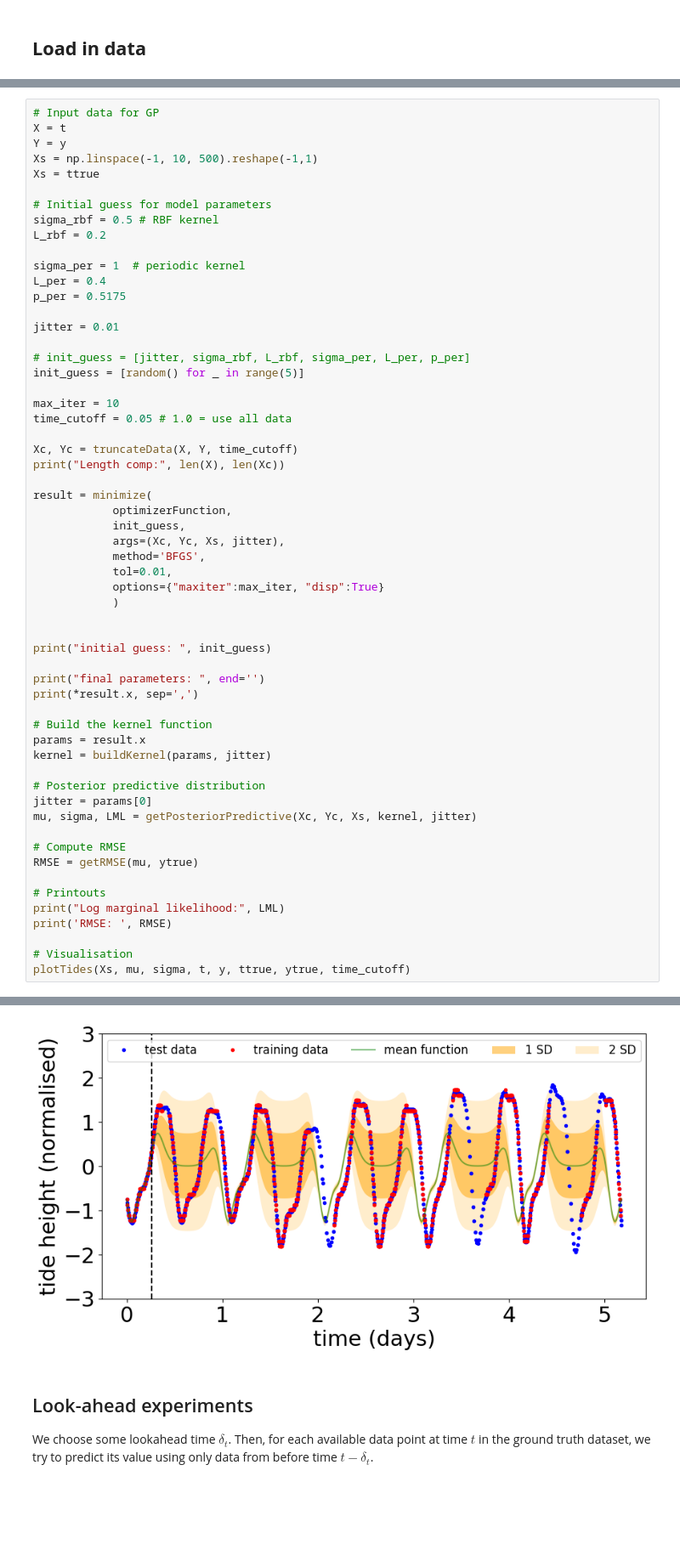
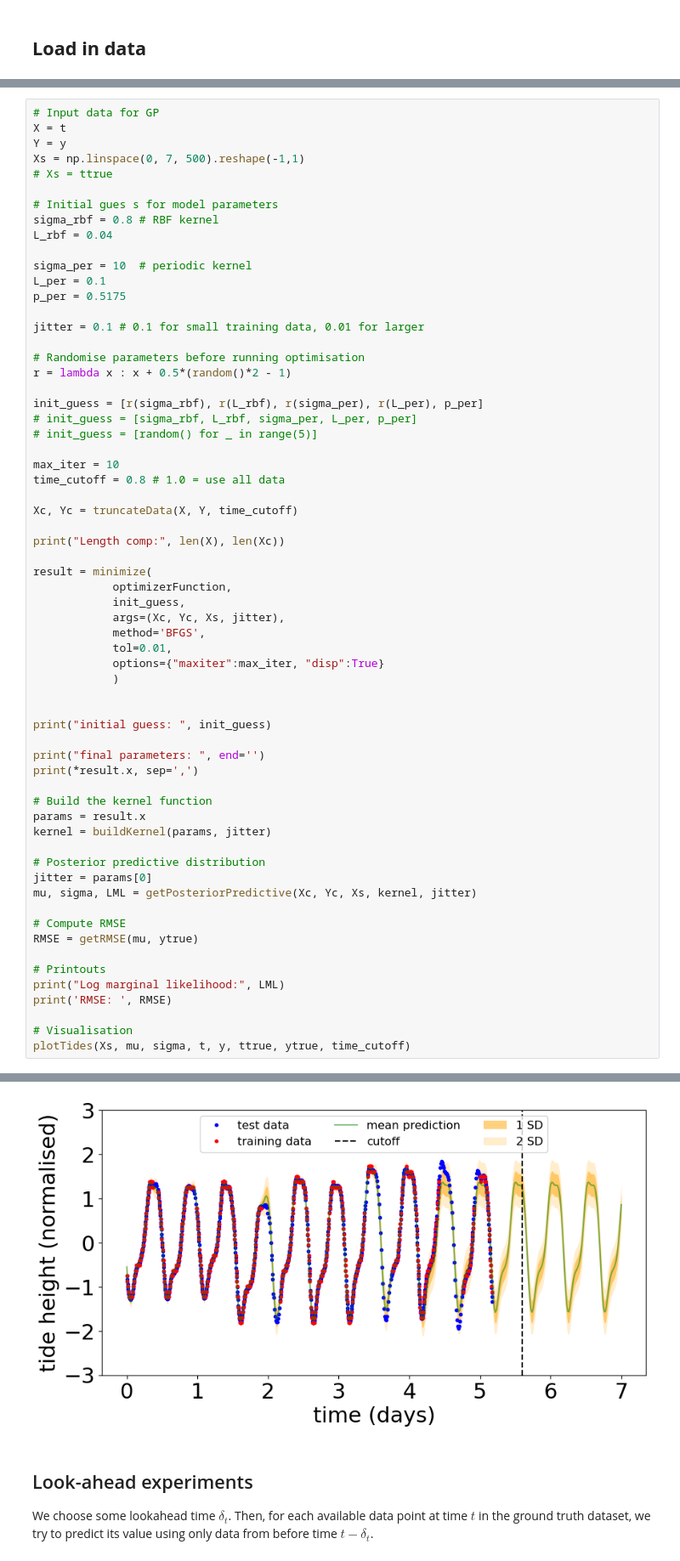
Before and after one commit to alex-stephens/AIMS-DEI, a Jupyter notebook: AIMS_CDT_DEI.ipynb, the cells around one changed output, grey strips where cells are left out. Shown at 85% size. Saved outputs shown, nothing was run; the diff lists cells and outputs as text; blank space fills up the shorter version.

```diff
--- a/AIMS_CDT_DEI.ipynb
+++ b/AIMS_CDT_DEI.ipynb
@@ -87,26 +128,31 @@ RMSE:  0
 # Input data for GP
 X = t
 Y = y
-Xs = np.linspace(-1, 10, 500).reshape(-1,1)
-Xs = ttrue
+Xs = np.linspace(0, 7, 500).reshape(-1,1)
+# Xs = ttrue
 
-# Initial guess for model parameters
-sigma_rbf = 0.5 # RBF kernel
-L_rbf = 0.2
+# Initial gues s for model parameters
+sigma_rbf = 0.8 # RBF kernel
+L_rbf = 0.04
 
-sigma_per = 1  # periodic kernel
-L_per = 0.4
+sigma_per = 10  # periodic kernel
+L_per = 0.1
 p_per = 0.5175
 
-jitter = 0.01
+jitter = 0.1 # 0.1 for small training data, 0.01 for larger
 
-# init_guess = [jitter, sigma_rbf, L_rbf, sigma_per, L_per, p_per]
-init_guess = [random() for _ in range(5)]
+# Randomise parameters before running optimisation
+r = lambda x : x + 0.5*(random()*2 - 1)
+
+init_guess = [r(sigma_rbf), r(L_rbf), r(sigma_per), r(L_per), p_per]
+# init_guess = [sigma_rbf, L_rbf, sigma_per, L_per, p_per]
+# init_guess = [random() for _ in range(5)]
 
 max_iter = 10
-time_cutoff = 0.05 # 1.0 = use all data
+time_cutoff = 0.8 # 1.0 = use all data
 
 Xc, Yc = truncateData(X, Y, time_cutoff)
+
 print("Length comp:", len(X), len(Xc))
 
 result = minimize(
@@ -162,4 +202,4 @@ RMSE:  38.92151063574147
-[figure, old version]
+[figure, new version]
 # %% [markdown]
 ## Look-ahead experiments
 
```
Also changed, not shown: parts of 8 cells of this notebook, 2 other files.
